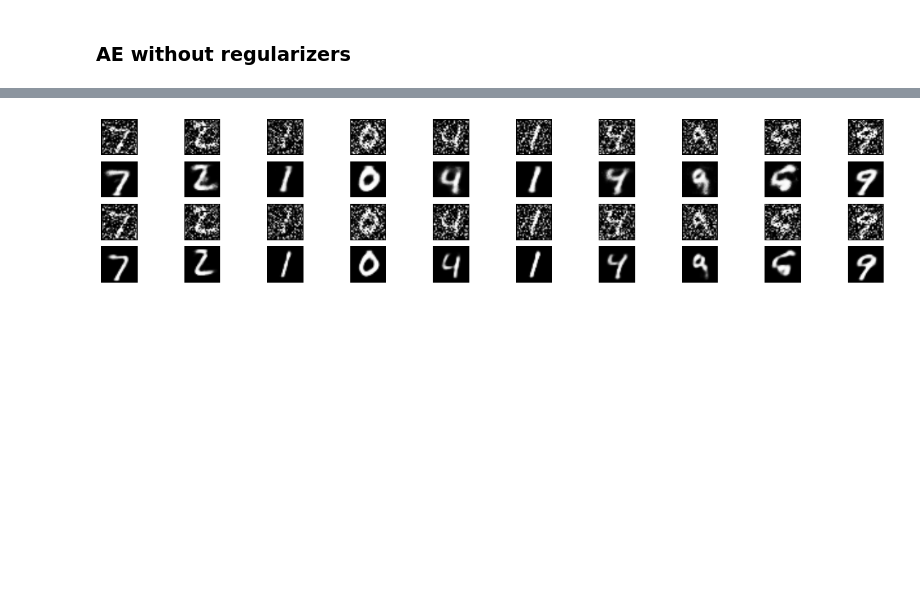
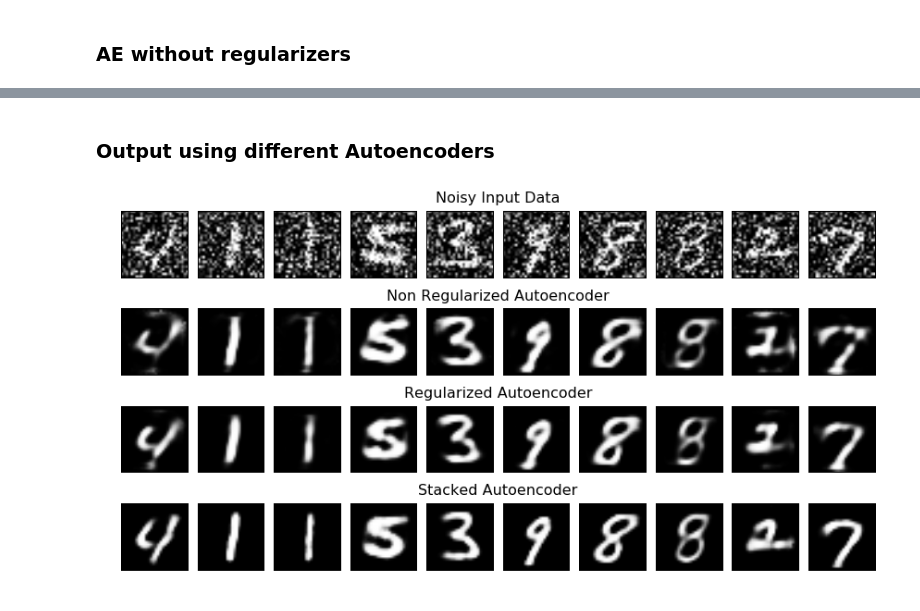
Before and after one commit to SivamPillai/demo, a Jupyter notebook: ae_visualizer.ipynb, the cells around one changed output, grey strips where cells are left out. Drawn from its saved outputs; the diff is of its cells as text; code cells hidden in the pictures; blank space fills up the shorter version.

```diff
--- a/ae_visualizer.ipynb
+++ b/ae_visualizer.ipynb
@@ -69,7 +58,7 @@ ae_no_reg = Model(input_img, nr_decoded)
 ae_no_reg.compile(optimizer='adadelta', loss='binary_crossentropy')
 # %%
 no_reg_train = ae_no_reg.fit(X_train_noisy, X_train,
-                epochs=50,
+                epochs=300,
                 batch_size=256,
                 shuffle=True,
                 validation_data=(X_test_noisy, X_test))
@@ -196,0 +132,6 @@ plt.tick_params(
+# %%
+s_train = sae.fit(X_train_noisy, X_train,
+                epochs=300,
+                batch_size=256,
+                shuffle=True,
+                validation_data=(X_test_noisy, X_test))
@@ -196,0 +192,12 @@ plt.tick_params(
+# %%
+print('Input Noisy Data')
+n = 10
+plt.figure(figsize=(20, 2))
+index = np.random.randint(10000, size=(10))
+for i in range(n):
+    ax = plt.subplot(1, n, i+1)
+    plt.imshow(X_test_noisy[index[i]].reshape(28, 28))
+    plt.gray()
+    ax.get_xaxis().set_visible(False)
+    ax.get_yaxis().set_visible(False)
+plt.show()
@@ -242,39 +311,56 @@ Layer: 4        -(None, 784)    :dense_4
+# %% [markdown]
+### Output using different Autoencoders
 # %%
 # use Matplotlib (don't ask)
 %matplotlib inline
 import matplotlib.pyplot as plt
 
 n = 10  # how many digits we will display
-plt.figure(figsize=(20, 4))
-for i in range(n):
+
+fig, big_axes = plt.subplots(figsize=(12,6),nrows=4, ncols=1, sharey=True)
+plt.gray()
+title = ['Noisy Input Data',  'Non Regularized Autoencoder', 'Regularized Autoencoder', 'Stacked Autoencoder']
+for row, big_ax in enumerate(big_axes, start=1):
+    big_ax.set_title(title[row-1], fontsize=16)
+    # Turn off axis lines and ticks of the big subplot
+    # obs alpha is 0 in RGBA string!
+    big_ax.tick_params(labelcolor=(1.,1.,1., 0.0), top='off', bottom='off', left='off', right='off')
+    # removes the white frame
+    big_ax._frameon = False
+
+#plt.figure(figsize=(20, 4))
+for i in range(0,n):
     # display original
-    ax = plt.subplot(4, n, i + 1)
-    plt.imshow(X_test_noisy[i].reshape(28, 28))
-    plt.gray()
+    ax = fig.add_subplot(4, n, i + 1)
+    plt.imshow(X_test_noisy[index[i]].reshape(28, 28))
+    ax.get_xaxis().set_visible(False)
+    ax.get_yaxis().set_visible(False)
+
+
+    # display reconstruction
+    #ax = fig.add_subplot(gs[j+1, i])
+    ax = fig.add_subplot(4, n, i + 1 + n)
+    plt.imshow(nr_decoded_imgs[index[i]].reshape(28, 28))
     ax.get_xaxis().set_visible(False)
     ax.get_yaxis().set_visible(False)
 
     # display reconstruction
-    ax = plt.subplot(4, n, i + 1 + n)
-    plt.imshow(nr_decoded_imgs[i].reshape(28, 28))
-    plt.gray()
-    ax.get_xaxis().set_visible(False)
-    ax.get_yaxis().set_visible(False)
-
-    # display original
-    ax = plt.subplot(4, n, i + 1 + 2*n)
-    plt.imshow(X_test_noisy[i].reshape(28, 28))
-    plt.gray()
+    ax = fig.add_subplot(4, n, i + 1 + 2*n)
+    plt.imshow(r_decoded_imgs[index[i]].reshape(28, 28))
     ax.get_xaxis().set_visible(False)
     ax.get_yaxis().set_visible(False)
 
     # display reconstruction
-    ax = plt.subplot(4, n, i + 1 + 3*n)
-    plt.imshow(r_decoded_imgs[i].reshape(28, 28))
-    plt.gray()
+    ax = fig.add_subplot(4, n, i + 1 + 3*n)
+    plt.imshow(s_decoded_imgs[index[i]].reshape(28, 28))
     ax.get_xaxis().set_visible(False)
     ax.get_yaxis().set_visible(False)
 
+#fig.subplots_adjust(hspace=0.1, wspace=0.5)
+
+plt.tight_layout()
 plt.show()
+
+# Observation: The outputs from different networks are comparable. SAE performs the best (300 iterations)
 # %% [output]
-[figure, old version]
+[figure, new version]
```
Also changed, not shown: parts of 31 cells of this notebook.
